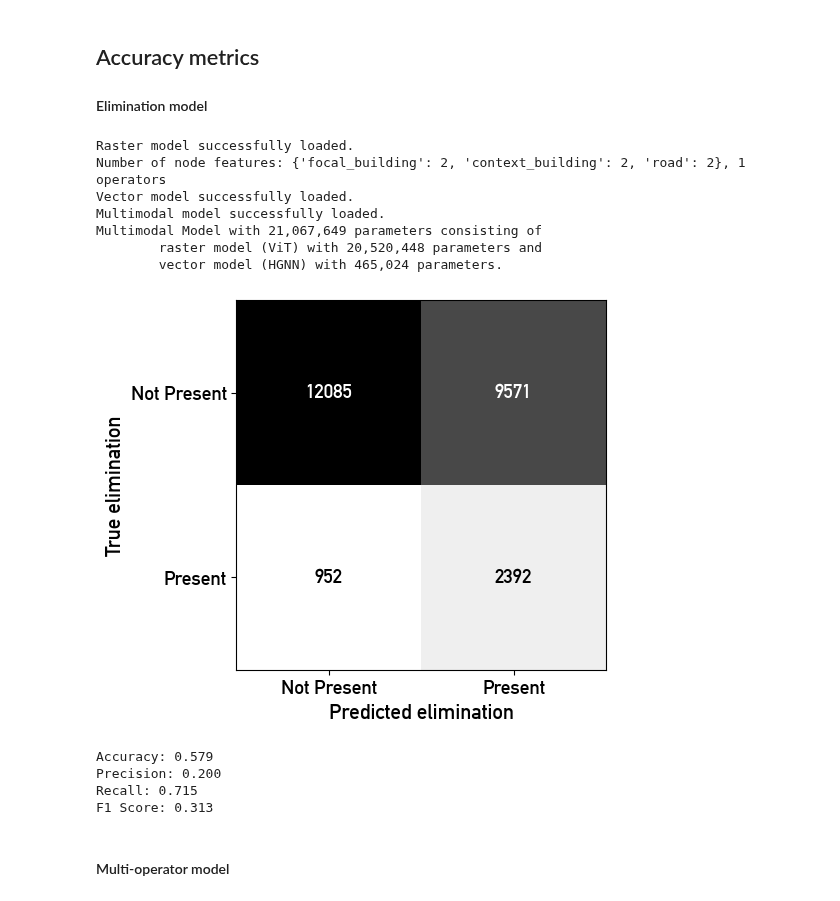
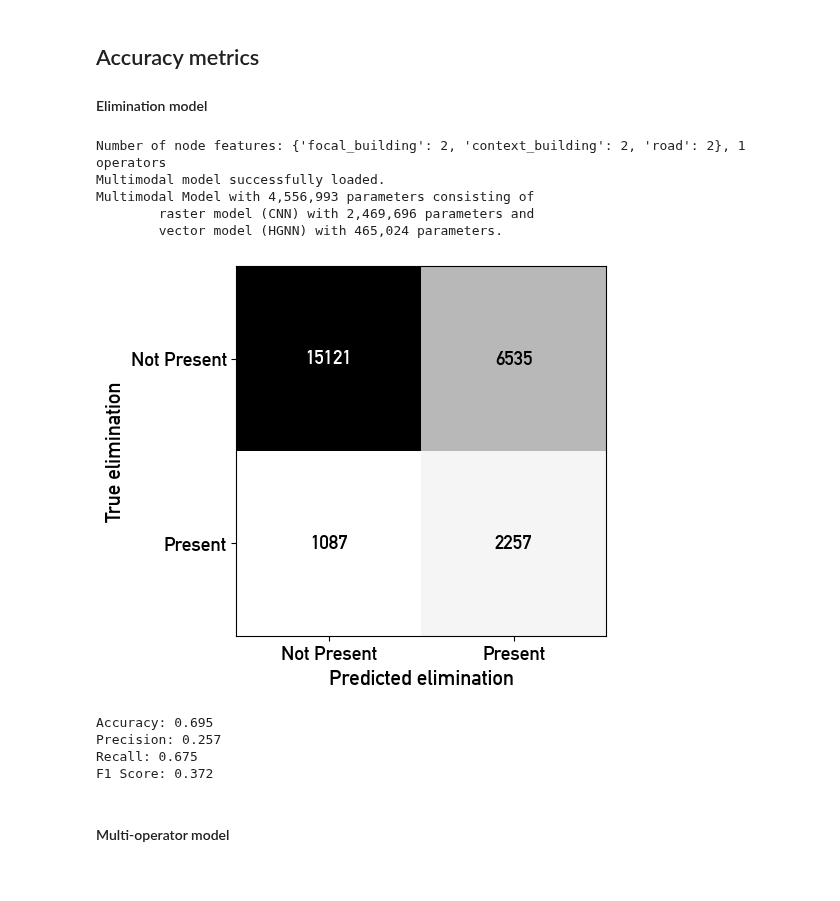
Before and after one commit to jorissenn/genops, a Jupyter notebook: 42_multimodal_model_evaluation.ipynb, the cells around one changed output. Cells and saved outputs as stored; diff of their text form; code cells hidden in the pictures.

```diff
--- a/42_multimodal_model_evaluation.ipynb
+++ b/42_multimodal_model_evaluation.ipynb
@@ -361,20 +361,18 @@ plot_pr_curve(multimodal_test_pr_roc,
 
 #### Elimination model
 # %%
-compute_multimodal_evaluation_metrics("ViT+HGNN_eli_attachRoadsTrue_21067649p_1000s_2ep_bs16_cpu.pth")
+compute_multimodal_evaluation_metrics("CNN+HGNN_eli_attachRoadsTrue_4556993p_100000s_25ep_bs512_cuda.pth")
 # %% [output]
-Raster model successfully loaded.
 Number of node features: {'focal_building': 2, 'context_building': 2, 'road': 2}, 1 operators
-Vector model successfully loaded.
 Multimodal model successfully loaded.
-Multimodal Model with 21,067,649 parameters consisting of
-        raster model (ViT) with 20,520,448 parameters and
+Multimodal Model with 4,556,993 parameters consisting of
+        raster model (CNN) with 2,469,696 parameters and
         vector model (HGNN) with 465,024 parameters.
-[figure, old version]
+[figure, new version]
-Accuracy: 0.579
-Precision: 0.200
-Recall: 0.715
-F1 Score: 0.313
+Accuracy: 0.695
+Precision: 0.257
+Recall: 0.675
+F1 Score: 0.372
 # %% [markdown]
 #### Multi-operator model
 # %%
```
Also changed, not shown: parts of 1 cell of this notebook, 3 other files.
